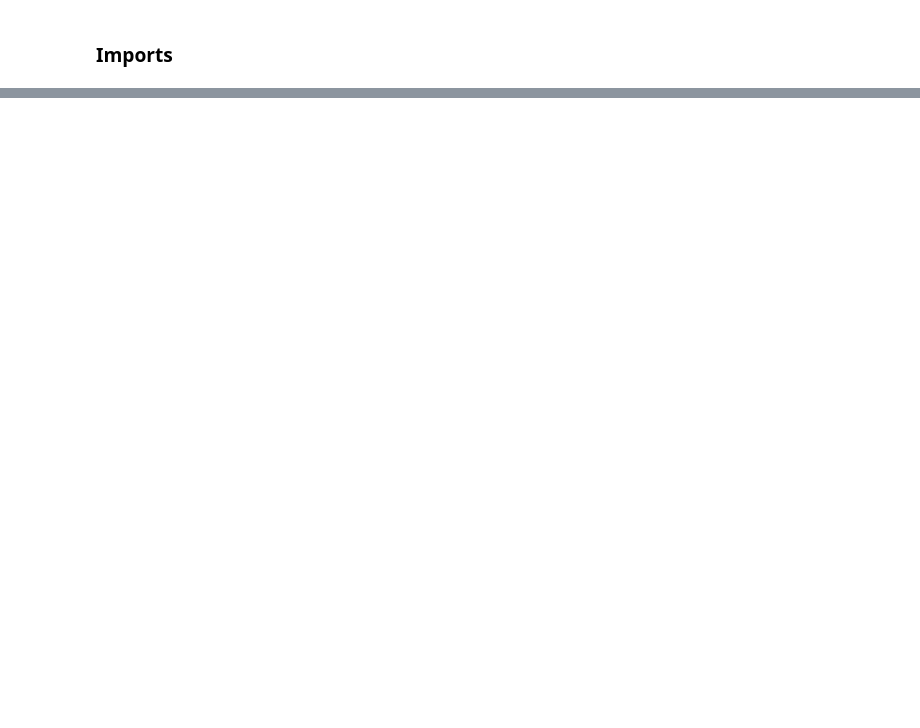
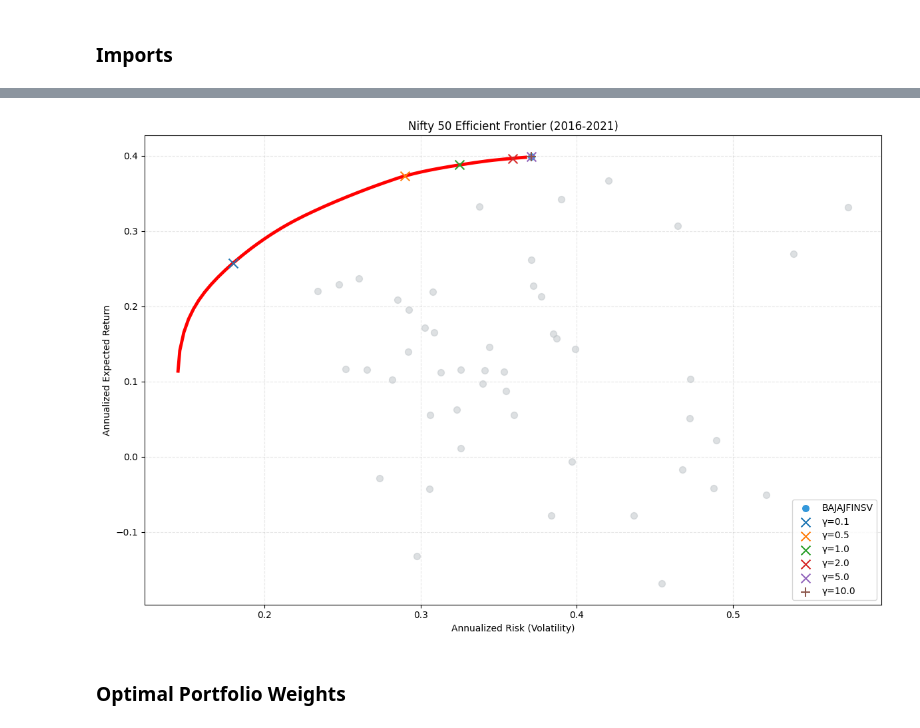
Before and after one commit to jss-1/portfolio-optimization-scs, a Jupyter notebook: scssolver.ipynb, the cells around one changed output, grey strips where cells are left out. Saved outputs shown, nothing was run; the diff lists cells and outputs as text; code cells hidden in the pictures; blank space fills up the shorter version.

```diff
--- a/scssolver.ipynb
+++ b/scssolver.ipynb
@@ -103 +154,6 @@ Deliverable Volume     16077
 dtype: int64
+# %%
+prices = raw_df.pivot_table(index='date', columns='symbol', values='close')
+prices = prices.sort_index()
+
+prices.head()
@@ -103,0 +169,14 @@ dtype: int64
+# %%
+# 1. Compute Daily Returns
+returns = prices.pct_change().dropna()
+
+# 2. Annualize Parameters (252 trading days)
+# Mu = Expected Annual Return
+# Sigma = Annualized Covariance Matrix
+mu = returns.mean().values * 252
+sigma = returns.cov().values * 252
+tickers = returns.columns.tolist()
+
+print(f"Optimization Universe: {len(tickers)} Assets")
+print(f"Avg Expected Return: {np.mean(mu):.2%}")
+print(f"Avg Annual Risk: {np.mean(np.sqrt(np.diag(sigma))):.2%}")
@@ -103,0 +353,41 @@ dtype: int64
+# %%
+marker_gammas = [0.1, 0.5, 1.0, 2.0, 5.0, 10.0]
+gamma_range = np.unique(np.sort(np.concatenate([np.linspace(0.001, 20, 2000), marker_gammas])))
+
+frontier_risks, frontier_returns = [], []
+for g in gamma_range:
+    gamma_param.value = g
+    prob.solve(solver=cp.SCS, verbose=False)
+    if prob.status in ['optimal', 'optimal_inaccurate']:
+        wt = np.maximum(w.value, 0); wt /= wt.sum()
+        frontier_returns.append(wt @ mu)
+        frontier_risks.append(np.sqrt(wt @ sigma @ wt))
+
+# Color scheme for gamma markers
+gamma_colors = {0.1: '#1f77b4', 0.5: '#ff7f0e', 1.0: '#2ca02c', 2.0: '#d62728', 5.0: '#9467bd', 10.0: '#8c564b'}
+
+# Plot
+fig, ax = plt.subplots(figsize=(12, 8))
+ax.scatter(asset_vols, mu, color='#bdc3c7', alpha=0.5, s=50, zorder=2)  # Individual stocks
+ax.plot(frontier_risks, frontier_returns, 'r-', lw=3.5, zorder=5)  # Frontier
+
+# Highlight BAJAJFINSV separately (it overlaps with gamma=5,10)
+bajaj_idx = tickers.index('BAJAJFINSV')
+ax.scatter(asset_vols[bajaj_idx], mu[bajaj_idx], color='#3498db', s=80, zorder=6, edgecolor='white', lw=1, label='BAJAJFINSV')
+
+# Gamma markers with color coding (smaller and thinner)
+for g in marker_gammas:
+    if g in df_res.index:
+        marker = '+' if g == 10.0 else 'x'
+        ax.scatter(df_res.loc[g, 'Risk'], df_res.loc[g, 'Return'], marker=marker, s=100,
+                   c=gamma_colors[g], zorder=10, lw=1.5, label=f'γ={g}')
+
+ax.set(title="Nifty 50 Efficient Frontier (2016-2021)", xlabel="Annualized Risk (Volatility)", ylabel="Annualized Expected Return")
+ax.legend(loc='lower right', fontsize=10)
+ax.grid(True, alpha=0.3, linestyle='--')
+plt.tight_layout()
+plt.show()
+# %% [output]
+[figure, added]
+# %% [markdown]
+### Optimal Portfolio Weights
```
Also changed, not shown: parts of 64 cells of this notebook, 3 other files.
